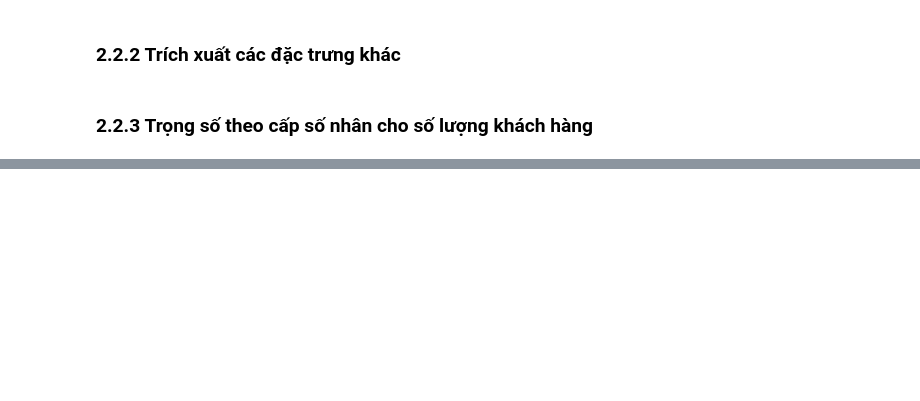
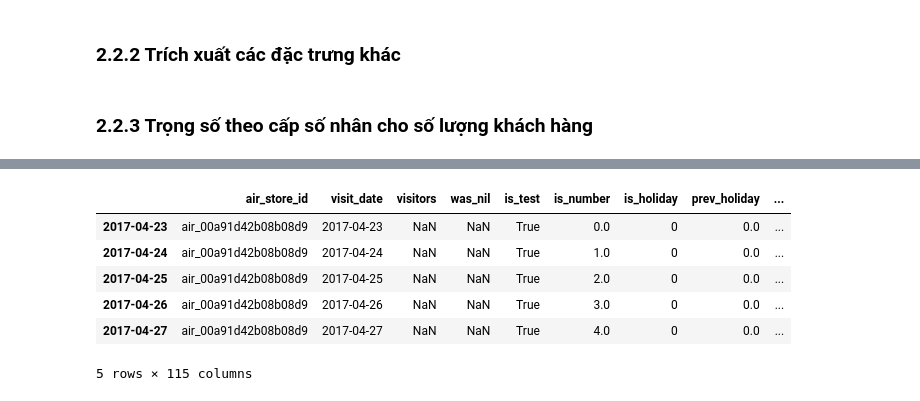
Before and after one commit to chongyeonsoo/PythonKHDL, a Jupyter notebook: report.ipynb, the cells around one changed output, grey strips where cells are left out. Cells and saved outputs as stored; diff of their text form; code cells hidden in the pictures; blank space fills up the shorter version.

```diff
--- a/report.ipynb
+++ b/report.ipynb
@@ -273,0 +571,10 @@ group = data.groupby(['air_store_id', 'day_of_week']).apply(lambda g: find_best_
+# %%
+data.loc[data['is_test'] == True].head()
+# %% [output]
+|  | air_store_id | visit_date | visitors | was_nil | is_test | is_number | is_holiday | prev_holiday | ... |
+| 2017-04-23 | air_00a91d42b08b08d9 | 2017-04-23 | NaN | NaN | True | 0.0 | 0 | 0.0 | ... |
+| 2017-04-24 | air_00a91d42b08b08d9 | 2017-04-24 | NaN | NaN | True | 1.0 | 0 | 0.0 | ... |
+| 2017-04-25 | air_00a91d42b08b08d9 | 2017-04-25 | NaN | NaN | True | 2.0 | 0 | 0.0 | ... |
+| 2017-04-26 | air_00a91d42b08b08d9 | 2017-04-26 | NaN | NaN | True | 3.0 | 0 | 0.0 | ... |
+| 2017-04-27 | air_00a91d42b08b08d9 | 2017-04-27 | NaN | NaN | True | 4.0 | 0 | 0.0 | ... |
+5 rows × 115 columns
```
Also changed, not shown: parts of 56 cells of this notebook.
